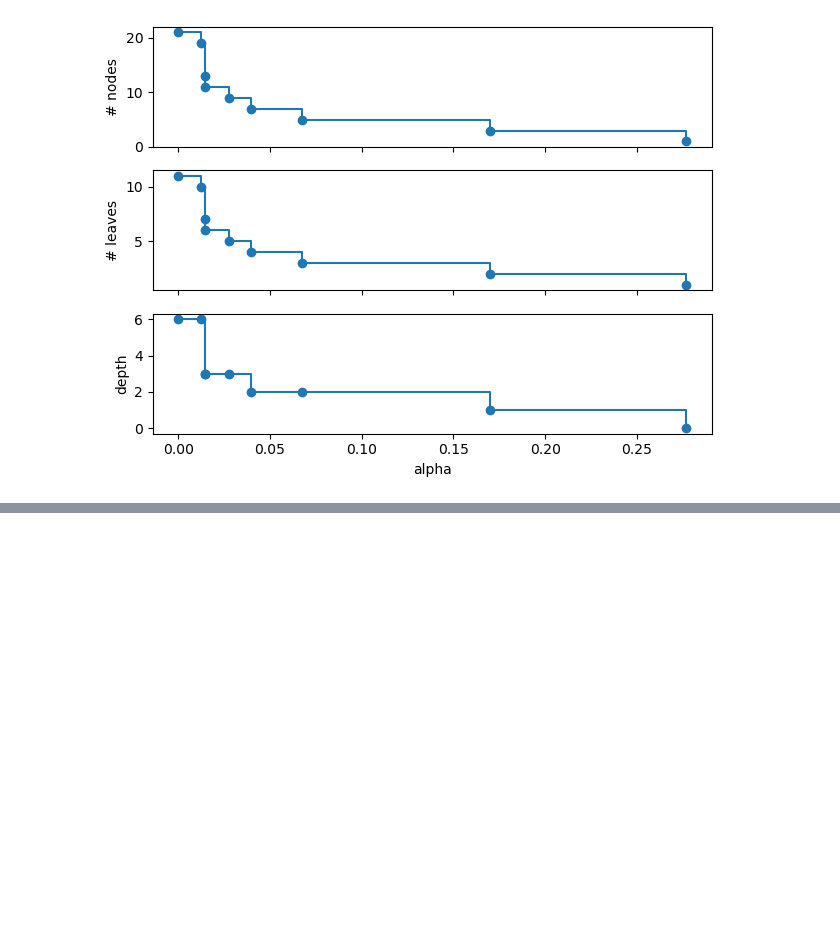
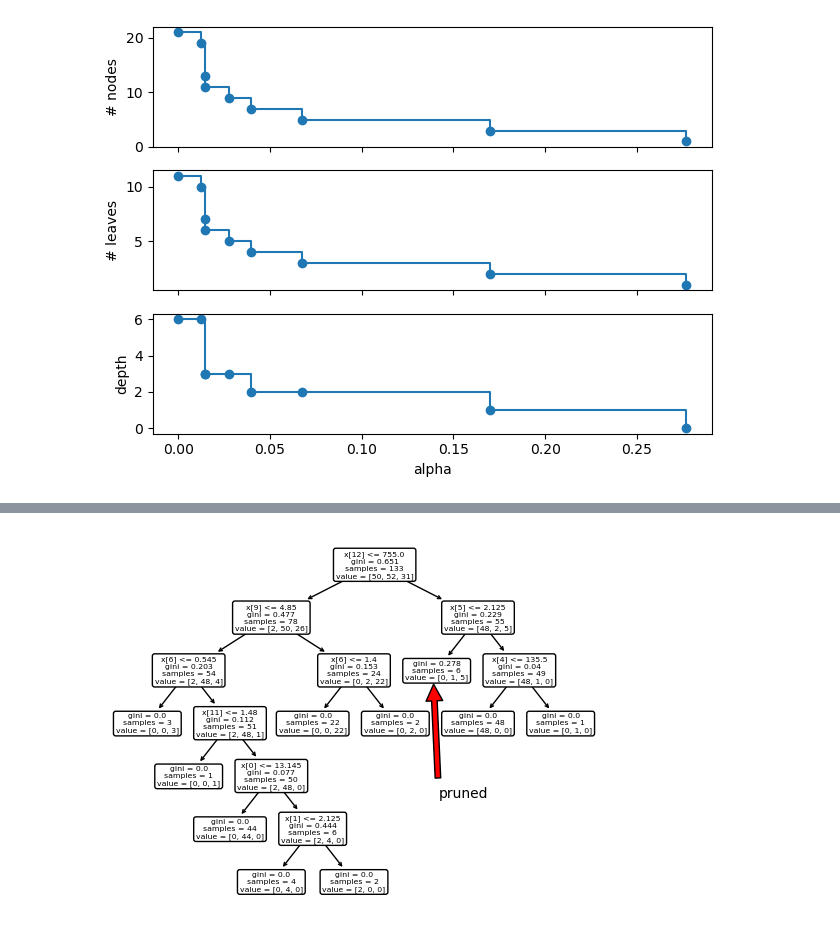
Before and after one commit to masoudinejad/dt_pruning, a Jupyter notebook: ccp.ipynb, the cells around one changed output, grey strips where cells are left out. Cells and saved outputs as stored; diff of their text form; code cells hidden in the pictures; blank space fills up the shorter version.

```diff
--- a/ccp.ipynb
+++ b/ccp.ipynb
@@ -68,0 +69,8 @@ _ = tree.plot_tree(clfs[0], filled=True, rounded=True)
+# %%
+fig = plt.figure()
+ax = fig.add_subplot()
+_ = tree.plot_tree(clfs[1], filled=False, rounded=True)
+_=ax.annotate('pruned', xy=(0.66, 0.62), xytext=(0.67, 0.3),
+            arrowprops=dict(facecolor='red', shrink=0.05))
+# %% [output]
+[figure, added]
```
Also changed, not shown: parts of 6 cells of this notebook.
